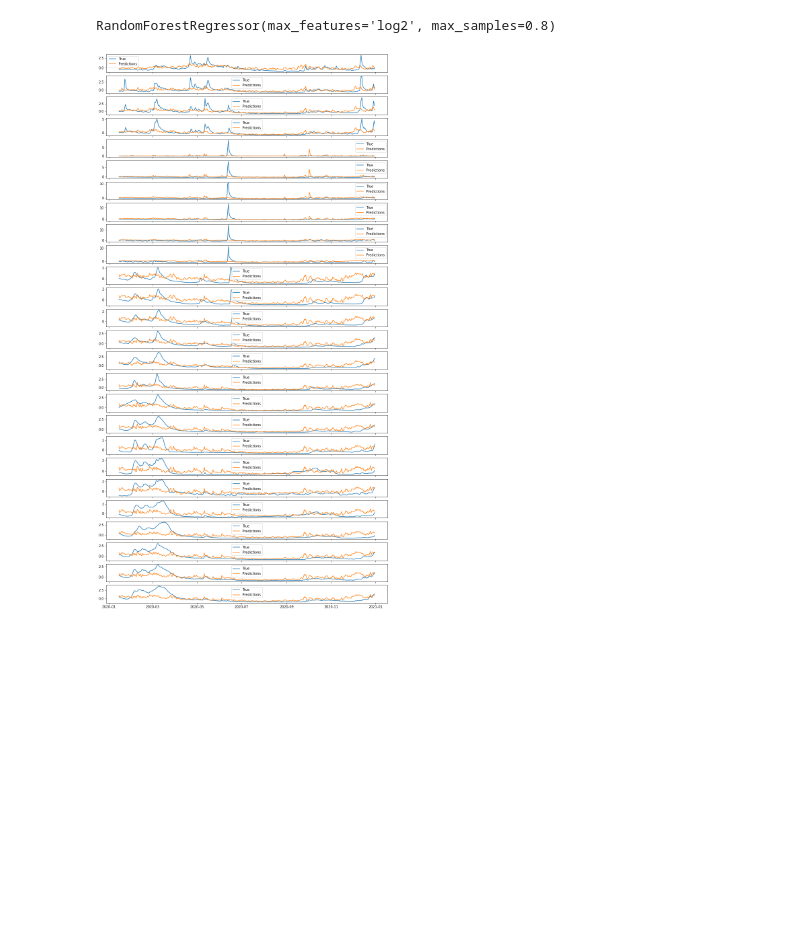
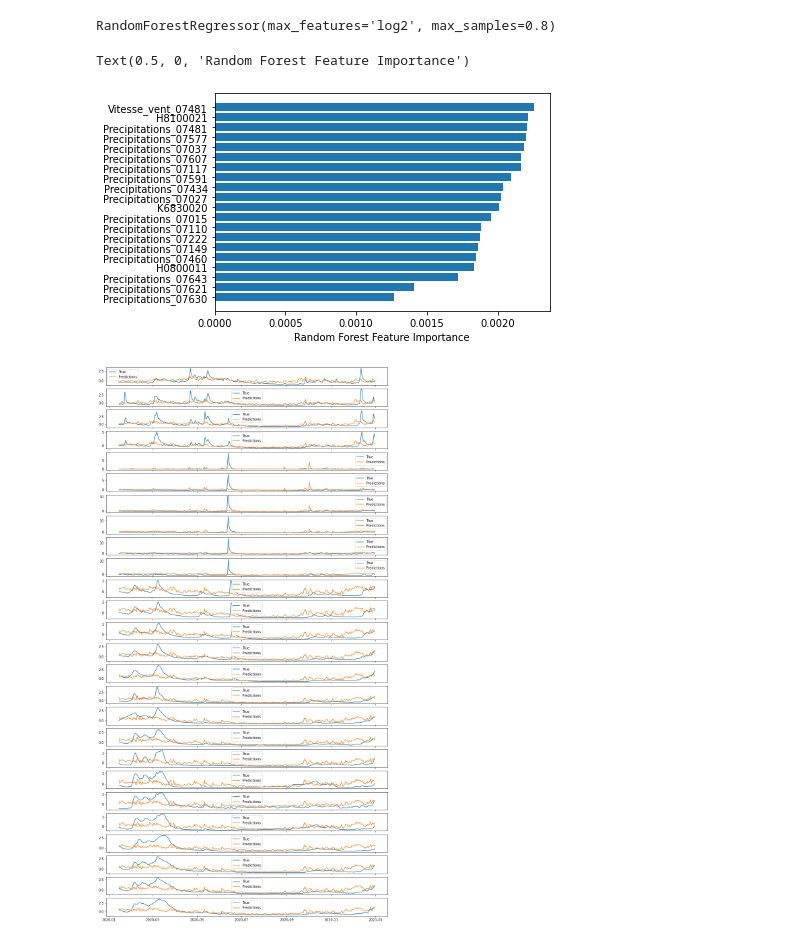
Before and after one commit to JlnZhou/ProjectML, a Jupyter notebook: Regression_GAMRandomForest_Meteo.ipynb, the cells around one changed output. Cells and saved outputs as stored; diff of their text form; code cells hidden in the pictures; blank space fills up the shorter version.

```diff
--- a/Regression_GAMRandomForest_Meteo.ipynb
+++ b/Regression_GAMRandomForest_Meteo.ipynb
@@ -412,6 +412,7 @@ plt.show()
 # Test
 # %%
 sample = 0.8
+curr_feature="log2"
 # %%
 # Donnees
 mesures_train_X_mean = mesures_train_X[liste_stations_debit + colonnes_meteo_stations].mean()
@@ -436,6 +437,13 @@ model_RF.fit(X = mesures_train_X_standard[colonnes_meteo_stations],
       y = mesures_train_X_standard[liste_stations_debit])
 # %% [output]
 RandomForestRegressor(max_features='log2', max_samples=0.8)
+# %%
+sorted_idx = model_RF.feature_importances_.argsort()
+plt.barh(mesures_train_X.columns[sorted_idx][0:20], model_RF.feature_importances_[sorted_idx][0:20])
+plt.xlabel("Random Forest Feature Importance")
+# %% [output]
+Text(0.5, 0, 'Random Forest Feature Importance')
+[figure, added]
 # %%
 # Predictions
 predictions_test_Y_standard = model_RF.predict(mesures_test_X_standard[colonnes_meteo_stations])
```
Also changed, not shown: 2 other files.
